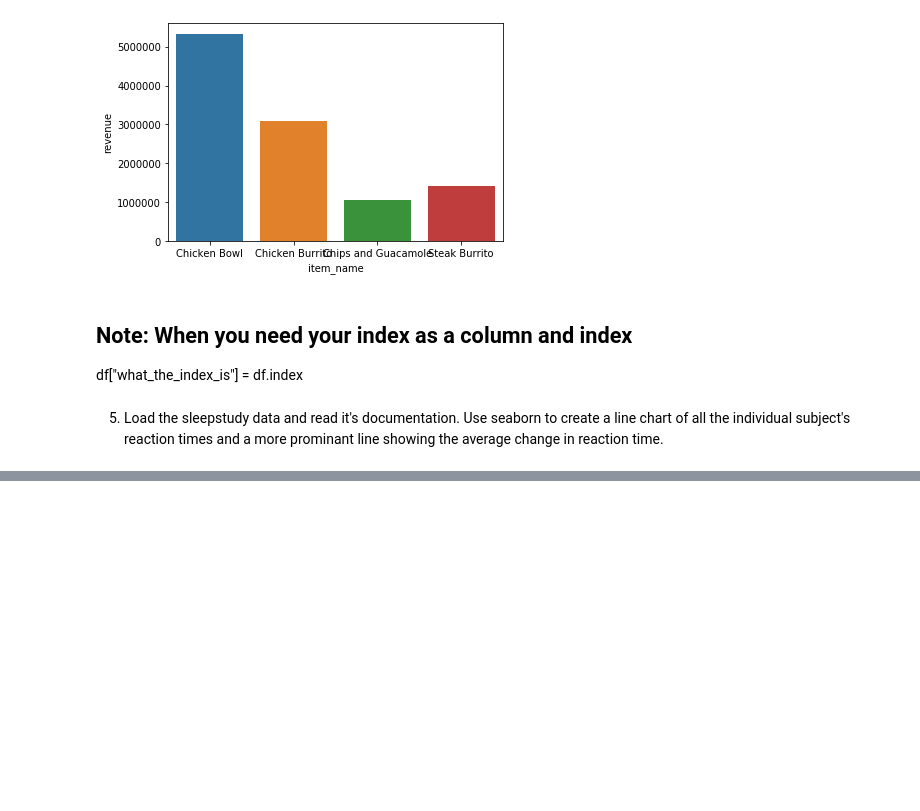
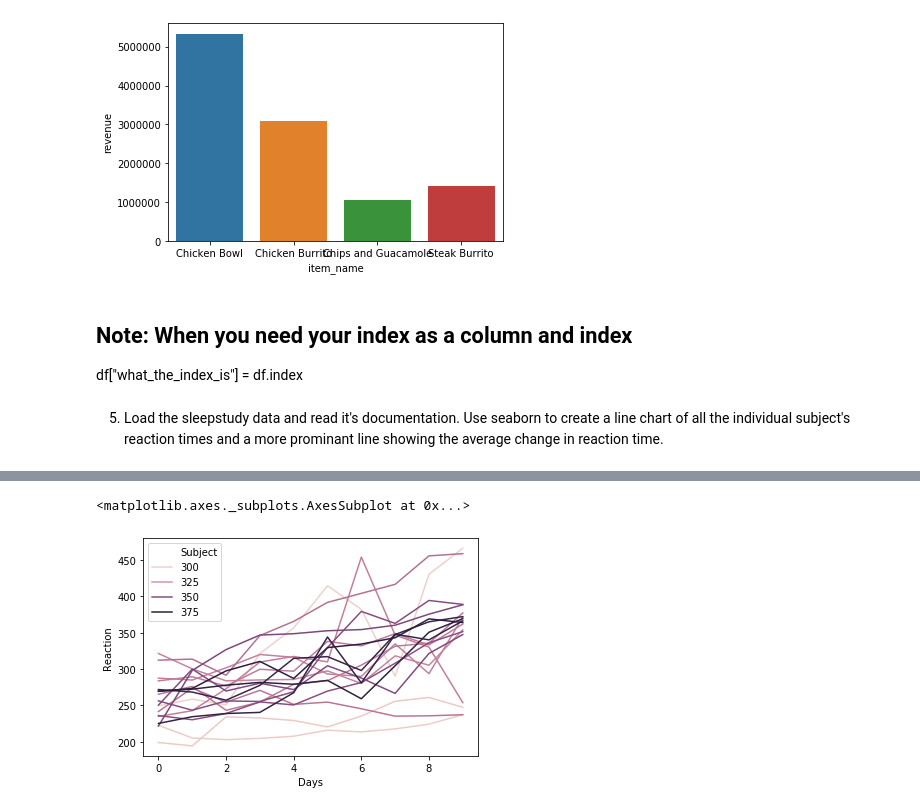
Before and after one commit to faithkane3/python-exercises, a Jupyter notebook: 4.9_seaborn_exercises.ipynb, the cells around one changed output, grey strips where cells are left out. Drawn from its saved outputs; the diff is of its cells as text; code cells hidden in the pictures; blank space fills up the shorter version.

Commit message:
Commit seaborn exercise complete before walkthrough. My attempt at graphing number 5.

```diff
--- a/4.9_seaborn_exercises.ipynb
+++ b/4.9_seaborn_exercises.ipynb
@@ -395,3 +368,6 @@ sns.barplot(x="item_name", y="revenue", data=four_most_popular)
 df["what_the_index_is"] = df.index
 # %% [markdown]
 5. Load the sleepstudy data and read it's documentation. Use seaborn to create a line chart of all the individual subject's reaction times and a more prominant line showing the average change in reaction time.
+# %%
+data("sleepstudy", show_doc=True)
+sleepstudy = data("sleepstudy")
@@ -397,0 +419,5 @@ df["what_the_index_is"] = df.index
+# %%
+sns.lineplot(x="Days", y="Reaction", hue="Subject", data=sleepstudy)
+# %% [output]
+<matplotlib.axes._subplots.AxesSubplot at 0x...>
+[figure, added]
```
Also changed, not shown: parts of 25 cells of this notebook.
